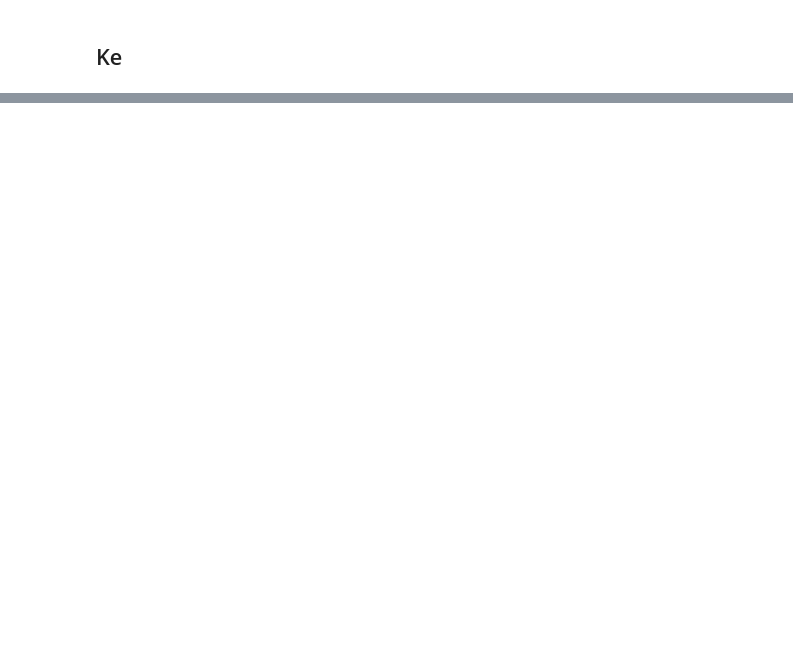
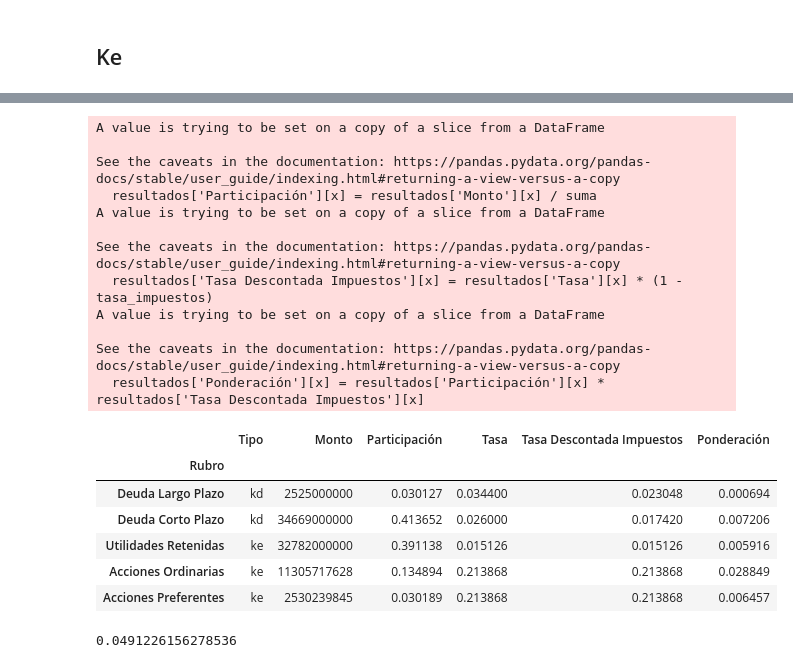
Before and after one commit to gabilang12/finanzas_corporativas, a Jupyter notebook: fc_parte_7.ipynb, the cells around one changed output, grey strips where cells are left out. Cells and saved outputs as stored; diff of their text form; code cells hidden in the pictures; blank space fills up the shorter version.

```diff
--- a/fc_parte_7.ipynb
+++ b/fc_parte_7.ipynb
@@ -293,0 +489,36 @@ Treasury Shares Number (acciones preferentes)
+# %%
+for x, y in resultados.iterrows():
+    resultados['Participación'][x] = resultados['Monto'][x] / suma
+    if resultados['Tipo'][x] == 'kd':
+        resultados['Tasa Descontada Impuestos'][x] = resultados['Tasa'][x] * (1 - tasa_impuestos)
+    else:
+        resultados['Tasa Descontada Impuestos'][x] = resultados['Tasa'][x]
+    resultados['Ponderación'][x] = resultados['Participación'][x] * resultados['Tasa Descontada Impuestos'][x]
+resultados
+# %% [output]
+A value is trying to be set on a copy of a slice from a DataFrame
+
+See the caveats in the documentation: https://pandas.pydata.org/pandas-docs/stable/user_guide/indexing.html#returning-a-view-versus-a-copy
+  resultados['Participación'][x] = resultados['Monto'][x] / suma
+A value is trying to be set on a copy of a slice from a DataFrame
+
+See the caveats in the documentation: https://pandas.pydata.org/pandas-docs/stable/user_guide/indexing.html#returning-a-view-versus-a-copy
+  resultados['Tasa Descontada Impuestos'][x] = resultados['Tasa'][x] * (1 - tasa_impuestos)
+A value is trying to be set on a copy of a slice from a DataFrame
+
+See the caveats in the documentation: https://pandas.pydata.org/pandas-docs/stable/user_guide/indexing.html#returning-a-view-versus-a-copy
+  resultados['Ponderación'][x] = resultados['Participación'][x] * resultados['Tasa Descontada Impuestos'][x]
+|  | Tipo | Monto | Participación | Tasa | Tasa Descontada Impuestos | Ponderación |
+| Rubro |  |  |  |  |  |  |
+| Deuda Largo Plazo | kd | 2525000000 | 0.030127 | 0.034400 | 0.023048 | 0.000694 |
+| Deuda Corto Plazo | kd | 34669000000 | 0.413652 | 0.026000 | 0.017420 | 0.007206 |
+| Utilidades Retenidas | ke | 32782000000 | 0.391138 | 0.015126 | 0.015126 | 0.005916 |
+| Acciones Ordinarias | ke | 11305717628 | 0.134894 | 0.213868 | 0.213868 | 0.028849 |
+| Acciones Preferentes | ke | 2530239845 | 0.030189 | 0.213868 | 0.213868 | 0.006457 |
+# %%
+wacc = 0
+for x, y in resultados.iterrows():
+    wacc = resultados['Ponderación'][x] + wacc
+wacc #aproximado, pues se carecen de detalles
+# %% [output]
+0.0491226156278536
```
Also changed, not shown: parts of 26 cells of this notebook.
